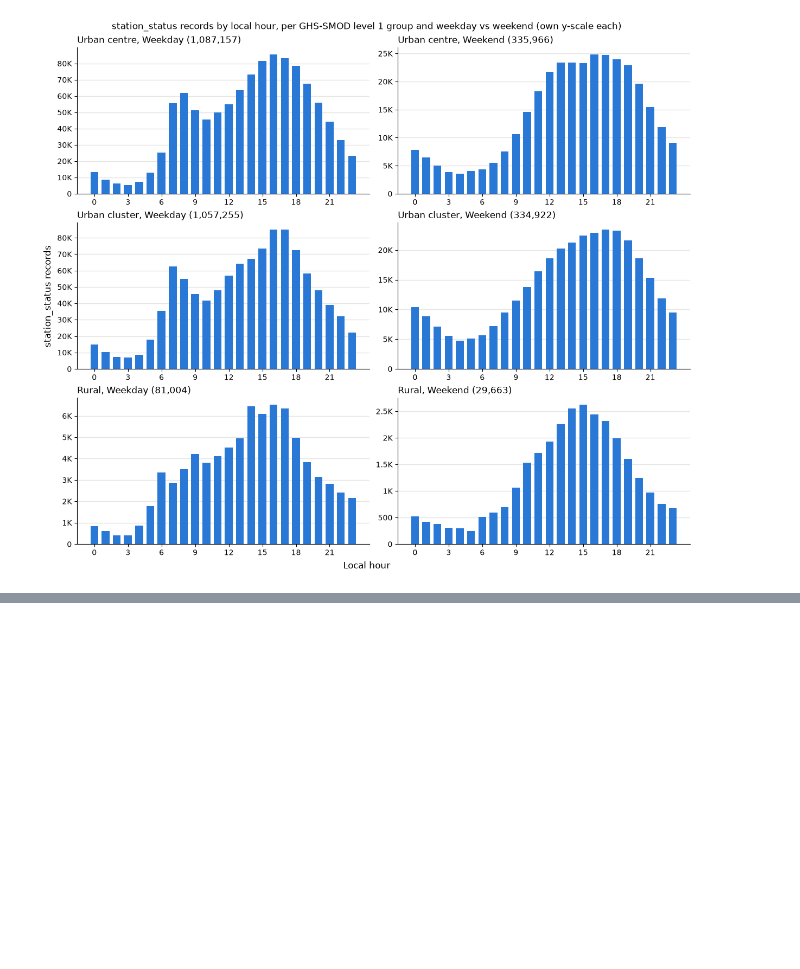
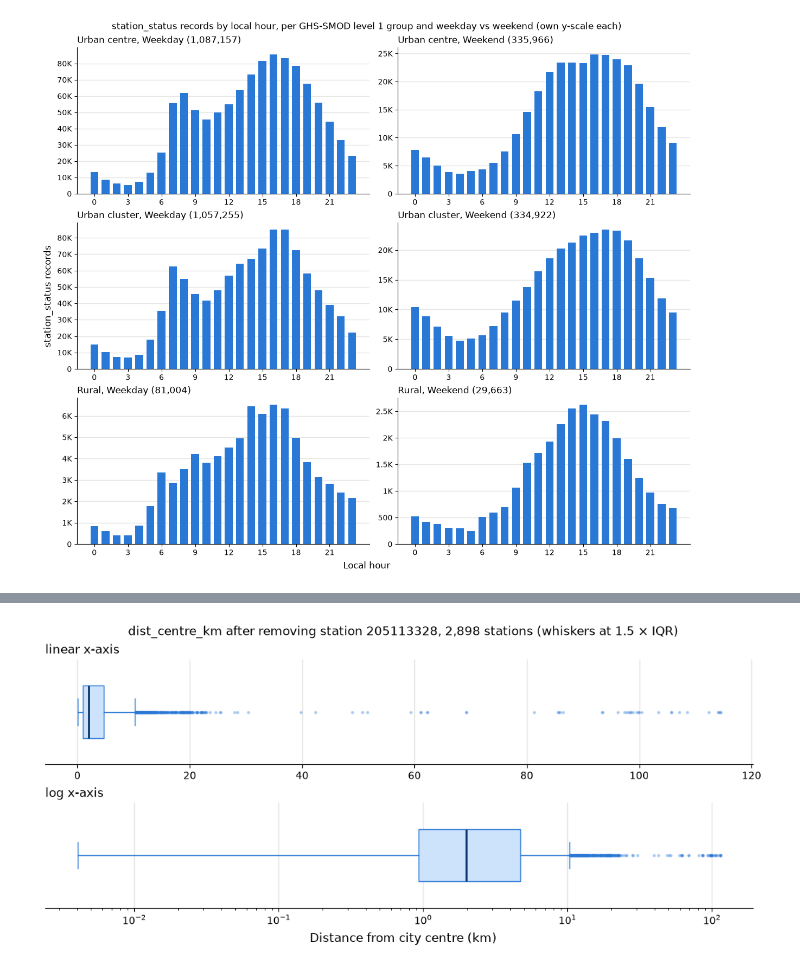
Before and after one commit to Wolf-IV/FML_Challenge_IMT_Forked, a Jupyter notebook: jayesh/stations_analysis.ipynb, the cells around one changed output, grey strips where cells are left out. Drawn from its saved outputs; the diff is of its cells as text; code cells hidden in the pictures; blank space fills up the shorter version.

```diff
--- a/jayesh/stations_analysis.ipynb
+++ b/jayesh/stations_analysis.ipynb
@@ -771,0 +1072,12 @@ plt.show()
+# %%
+bad_station_ids = [205113328]   # Tecklenburg station with lat 7.75 (outlier in Step 20)
+
+print(stations.loc[stations["id"].isin(bad_station_ids), ["id", "name", "city_id", "lat", "lon", "dist_centre_km"]])
+
+n_stations, n_status = len(stations), len(station_status)
+stations = stations[~stations["id"].isin(bad_station_ids)]
+station_status = station_status[~station_status["station_id"].isin(bad_station_ids)]
+
+print("stations rows:", n_stations, "->", len(stations))
+print("station_status rows:", n_status, "->", len(station_status))
+stations["dist_centre_km"].describe(percentiles=[0.25, 0.5, 0.75, 0.9, 0.99])
@@ -771,0 +1103,17 @@ plt.show()
+# %%
+# same boxplot as Step 20 (uses box_style from Step 20), after the removal
+dist = stations["dist_centre_km"].dropna()
+
+fig, axes = plt.subplots(2, 1, figsize=(10, 4.5), layout="constrained")
+for ax, scale in zip(axes, ["linear", "log"]):
+    ax.boxplot(dist, **box_style)
+    ax.set_xscale(scale)
+    ax.set_yticks([])
+    ax.set_title(f"{scale} x-axis", loc="left")
+    ax.grid(axis="x", color="#e5e5e2", linewidth=1)
+    ax.spines[["top", "right", "left"]].set_visible(False)
+fig.supxlabel("Distance from city centre (km)")
+fig.suptitle(f"dist_centre_km after removing station 205113328, {len(dist):,} stations (whiskers at 1.5 × IQR)")
+plt.show()
+# %% [output]
+[figure, added]
```
Also changed, not shown: parts of 70 cells of this notebook.
